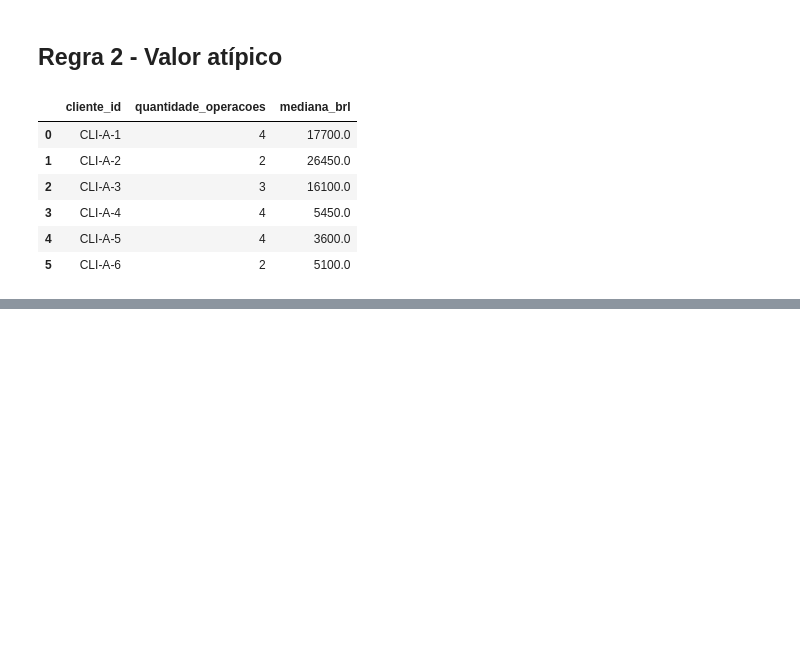
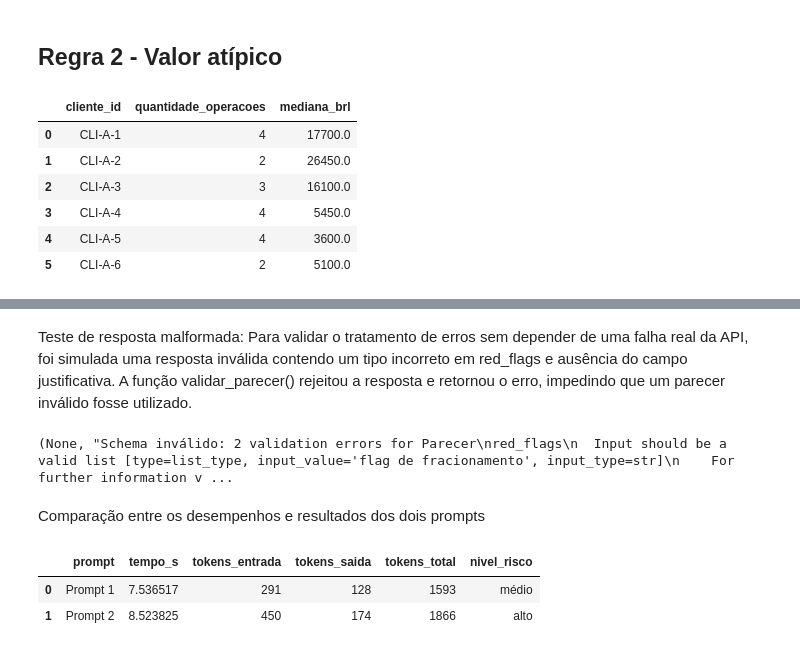
Before and after one commit to andradeyghor/desafio-itau, a Jupyter notebook: nivel_1/nivel_1.ipynb, the cells around one changed output, grey strips where cells are left out. Drawn from its saved outputs; the diff is of its cells as text; code cells hidden in the pictures; blank space fills up the shorter version.

Commit message:
adiciona saídas para as exigências da parte 1

```diff
--- a/nivel_1/nivel_1.ipynb
+++ b/nivel_1/nivel_1.ipynb
@@ -456,0 +665,40 @@ validacao
+# %%
+def consultar_llm(prompt):
+    inicio = time.perf_counter()
+
+    response = client.models.generate_content(
+        model="gemini-3.6-flash",
+        contents=prompt
+    )
+
+    tempo_resposta = time.perf_counter() - inicio
+
+    usage = response.usage_metadata
+
+    return {
+        "resposta": response.text,
+        "tempo_segundos": tempo_resposta,
+        "tokens_entrada": usage.prompt_token_count,
+        "tokens_saida": usage.candidates_token_count,
+        "tokens_raciocinio": usage.thoughts_token_count or 0,
+        "tokens_total": usage.total_token_count
+    }
+# %%
+class Parecer(BaseModel):
+    nivel_risco: Literal["baixo", "médio", "alto"]
+    tipologia_suspeita: str
+    red_flags: list[str]
+    justificativa: str
+
+def validar_parecer(resposta):
+    try:
+        dados = json.loads(resposta)
+        parecer = Parecer.model_validate(dados)
+
+        return parecer, None
+
+    except json.JSONDecodeError as erro:
+        return None, f"JSON inválido: {erro}"
+
+    except ValidationError as erro:
+        return None, f"Schema inválido: {erro}"
@@ -456,0 +877,2 @@ validacao
+# %%
+cli_a_1 = analisar_cliente(df, 'CLI-A-1')
@@ -456,0 +901,24 @@ validacao
+# %% [markdown]
+Teste de resposta malformada: Para validar o tratamento de erros sem depender de uma falha real da API, foi simulada uma resposta inválida contendo um tipo incorreto em red_flags e ausência do campo justificativa. A função validar_parecer() rejeitou a resposta e retornou o erro, impedindo que um parecer inválido fosse utilizado.
+# %%
+resposta_malformada = """
+{
+    "nivel_risco": "alto",
+    "tipologia_suspeita": "Fracionamento",
+    "red_flags": "flag de fracionamento"
+}
+"""
+
+resultado = validar_parecer(resposta_malformada)
+
+print(resultado)
+# %% [output]
+(None, "Schema inválido: 2 validation errors for Parecer\nred_flags\n  Input should be a valid list [type=list_type, input_value='flag de fracionamento', input_type=str]\n    For further information v ...
+# %% [markdown]
+Comparação entre os desempenhos e resultados dos dois prompts
+# %%
+cli_a_1["comparacao"]
+# %% [output]
+|  | prompt | tempo_s | tokens_entrada | tokens_saida | tokens_total | nivel_risco |
+| 0 | Prompt 1 | 7.536517 | 291 | 128 | 1593 | médio |
+| 1 | Prompt 2 | 8.523825 | 450 | 174 | 1866 | alto |
```
Also changed, not shown: parts of 40 cells of this notebook, 5 other files.
